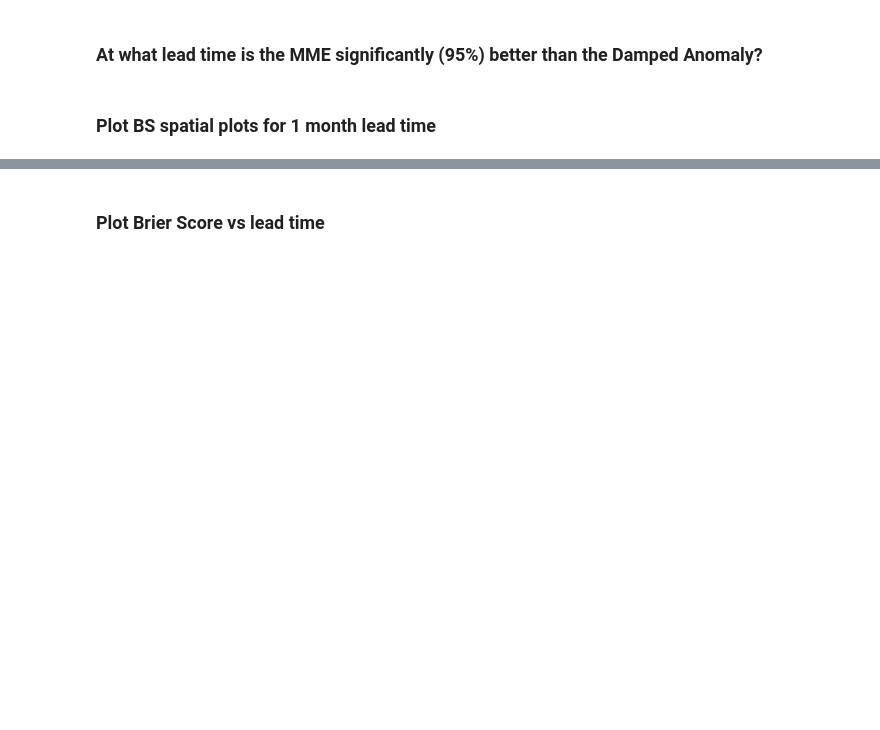
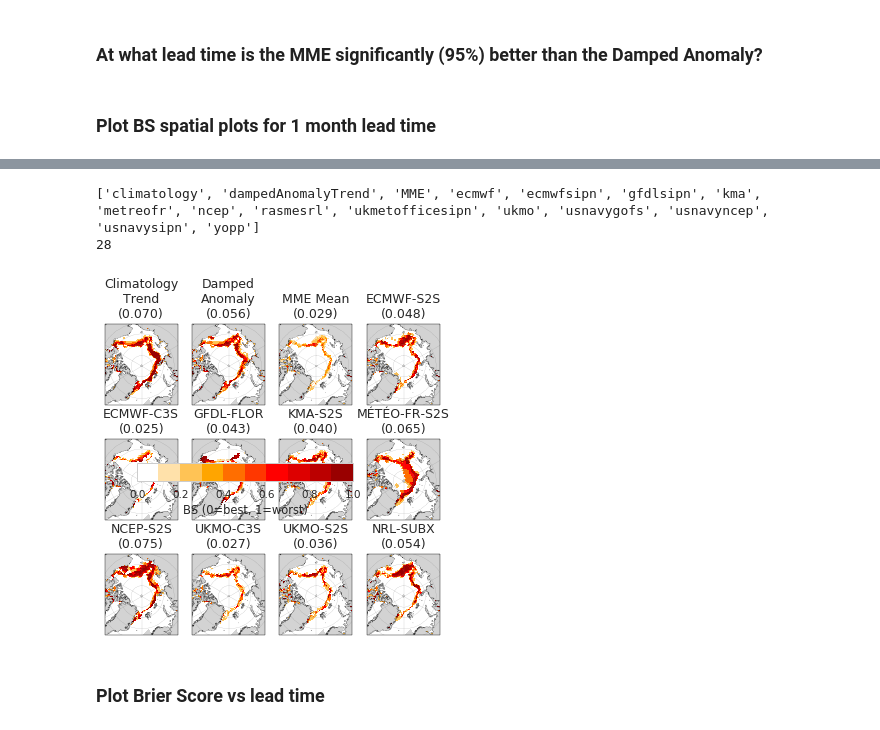
Before and after one commit to NicWayand/ESIO, a Jupyter notebook: notebooks/Eval_weekly_forecasts.ipynb, the cells around one changed output, grey strips where cells are left out. Drawn from its saved outputs; the diff is of its cells as text; code cells hidden in the pictures; blank space fills up the shorter version.

```diff
--- a/notebooks/Eval_weekly_forecasts.ipynb
+++ b/notebooks/Eval_weekly_forecasts.ipynb
@@ -239,7 +277,7 @@ c_label = 'BS (0=best, 1=worst)'
 c_vmin = 0
 c_vmax = 1
 
-for ft in [SIP_BSS_init_avg.fore_time.values[4]]:
+for ft in [SIP_BSS_init_avg.fore_time.values[0], SIP_BSS_init_avg.fore_time.values[4]]:
 
     # Grab current lead time
     c_ft_ds = SIP_BSS_init_avg.sel(fore_time=ft)
@@ -285,3 +336,80 @@ for ft in [SIP_BSS_init_avg.fore_time.values[4]]:
+# %%
+# Remove some select models
+enough_init = model_plot_order.copy()
+[enough_init.remove(a) for a in exl_mods]
+print(enough_init)
+
+start_date_map = np.datetime64('2018-09-01')
+end_date_map = np.datetime64('2018-10-01')
+week_lead_time = 4
+
+# Select time slice of valid
+BS_Sept = SIP_BSS.where( (SIP_BSS.valid_start>=start_date_map) &
+              (SIP_BSS.valid_start<=end_date_map), drop=True)
+
+# Average over valid time
+SIP_BSS_init_avg = BS_Sept.sel(model=enough_init).mean(dim='init_end')
+
+sns.set_context("talk", font_scale=.8, rc={"lines.linewidth": 2.5})
+
+# Set up color maps
+cmap_c = matplotlib.colors.LinearSegmentedColormap.from_list("", ["white","orange","red","#990000"], N=10)
+cmap_c.set_bad(color = 'lightgrey')
+c_label = 'BS (0=best, 1=worst)'
+c_vmin = 0
+c_vmax = 1
+
+for ft in [SIP_BSS_init_avg.fore_time.values[week_lead_time]]:
+
+    # Grab current lead time
+    c_ft_ds = SIP_BSS_init_avg.sel(fore_time=ft)
+
+    # Drop models without any data
+    c_ft_ds = c_ft_ds.where(c_ft_ds.notnull().sum(dim=['x','y'])>0, drop=True)
+
+    nrows = np.int(np.ceil(np.sqrt(c_ft_ds.model.size))) - 1
+    ncols = int(np.ceil(c_ft_ds.model.size/nrows))
+    Nplots = c_ft_ds.model.size + 1
+    #print(Nplots)
+
+    # New Plot
+    central_extent = [-3850000*0.6, 3725000*0.6, -5325000*0.45, 5850000*0.45] # (x0, x1, y0, y1
+    (f, axes) = ice_plot.multi_polar_axis(ncols=ncols, nrows=nrows, Nplots=Nplots,
+                                          extent=central_extent, central_longitude=0)
+
+    for (i, cmod) in enumerate(c_ft_ds.model.values):
+        if cmod in c_ft_ds.model.values:
+            # Plot
+            add_subplot_title(cmod, E, ax=axes[i])
+            p = c_ft_ds.sel(model=cmod).plot.pcolormesh(ax=axes[i], x='lon', y='lat',
+                                  transform=ccrs.PlateCarree(),
+                                  add_colorbar=False,
+                                  cmap=cmap_c,
+                                  vmin=c_vmin, vmax=c_vmax)
+            add_subplot_title(cmod, E, ax=axes[i], BSS_val='{0:.3f}'.format(c_ft_ds.sel(model=cmod).mean(dim=['x','y']).load().item()))
+
+    # Make pretty
+    cbar_ax = f.add_axes([0.2, 0.5, .5, 0.04]) #  [left, bottom, width, height] w
+    cbar = f.colorbar(p, cax=cbar_ax, label=c_label, orientation='horizontal')
+    cbar.set_ticks(np.arange(-1,1.1,0.2))
+
+    # Set title of all plots
+    lead_time_days = str(ft.astype('timedelta64[D]').astype(int))
+    print(lead_time_days)
+
+    if not PaperPlots: # only add for website plots
+        cbar_ax.text(0.35, 1.1, 'Wayand et al. (in review)', fontsize=12)
+
+    valid_start_str = pd.to_datetime(start_date_map).strftime('%Y-%m-%d')
+    valid_end_str = pd.to_datetime(end_date_map).strftime('%Y-%m-%d')
+
+    # Save to file
+    f_out = os.path.join(fig_dir,'BSS_Avg_Valid_'+valid_start_str+'_to_'+valid_end_str+'_'+lead_time_days.zfill(3)+'_day_lead_time.png')
+    f.savefig(f_out,bbox_inches='tight', dpi=300)
+# %% [output]
+['climatology', 'dampedAnomalyTrend', 'MME', 'ecmwf', 'ecmwfsipn', 'gfdlsipn', 'kma', 'metreofr', 'ncep', 'rasmesrl', 'ukmetofficesipn', 'ukmo', 'usnavygofs', 'usnavyncep', 'usnavysipn', 'yopp']
+28
+[figure, added]
 # %% [markdown]
 ### Plot Brier Score vs lead time
 # %%
```
Also changed, not shown: parts of 14 cells of this notebook, 18 other files.
